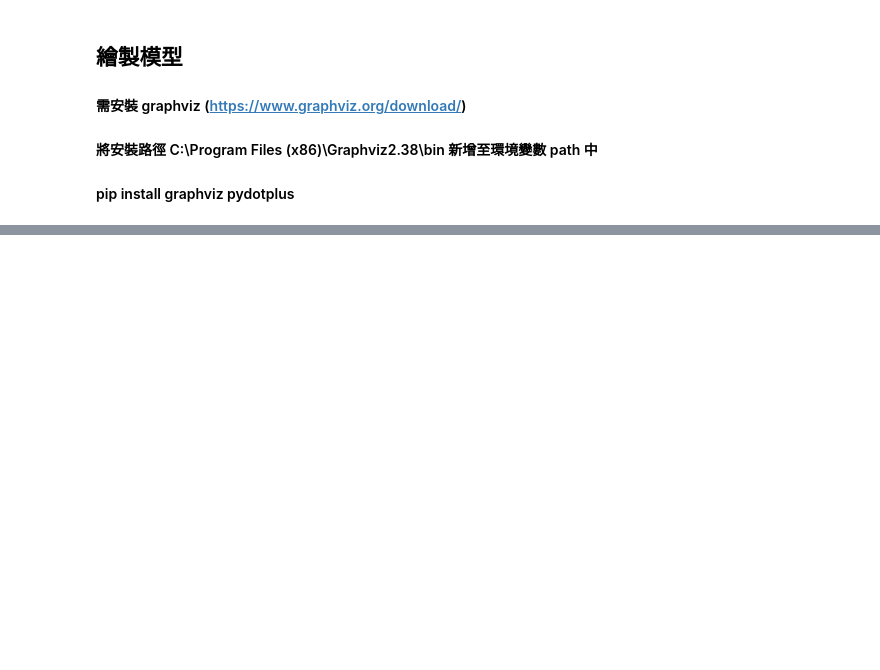
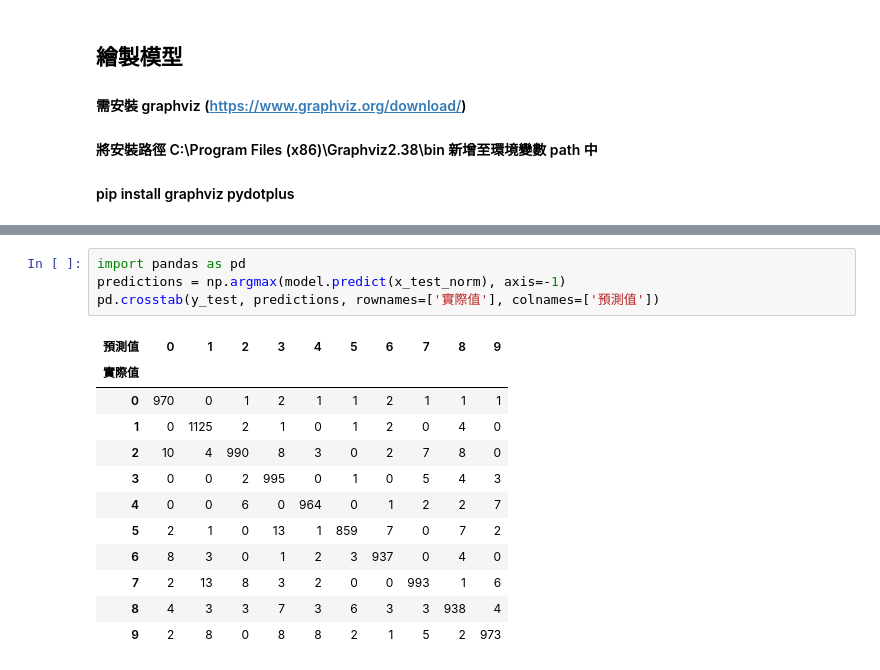
Before and after one commit to mc6666/DL_Book, a Jupyter notebook: src/04_02_手寫阿拉伯數字辨識_完整版.ipynb, the cells around one changed output, grey strips where cells are left out. Drawn from its saved outputs; the diff is of its cells as text; blank space fills up the shorter version.

```diff
--- a/src/04_02_手寫阿拉伯數字辨識_完整版.ipynb
+++ b/src/04_02_手寫阿拉伯數字辨識_完整版.ipynb
@@ -284,0 +393,17 @@ tf.keras.utils.plot_model(model, to_file='model.png')
+# %%
+import pandas as pd
+predictions = np.argmax(model.predict(x_test_norm), axis=-1)
+pd.crosstab(y_test, predictions, rownames=['實際值'], colnames=['預測值'])
+# %% [output]
+| 預測值 | 0 | 1 | 2 | 3 | 4 | 5 | 6 | 7 | 8 | 9 |
+| 實際值 |  |  |  |  |  |  |  |  |  |  |
+| 0 | 970 | 0 | 1 | 2 | 1 | 1 | 2 | 1 | 1 | 1 |
+| 1 | 0 | 1125 | 2 | 1 | 0 | 1 | 2 | 0 | 4 | 0 |
+| 2 | 10 | 4 | 990 | 8 | 3 | 0 | 2 | 7 | 8 | 0 |
+| 3 | 0 | 0 | 2 | 995 | 0 | 1 | 0 | 5 | 4 | 3 |
+| 4 | 0 | 0 | 6 | 0 | 964 | 0 | 1 | 2 | 2 | 7 |
+| 5 | 2 | 1 | 0 | 13 | 1 | 859 | 7 | 0 | 7 | 2 |
+| 6 | 8 | 3 | 0 | 1 | 2 | 3 | 937 | 0 | 4 | 0 |
+| 7 | 2 | 13 | 8 | 3 | 2 | 0 | 0 | 993 | 1 | 6 |
+| 8 | 4 | 3 | 3 | 7 | 3 | 6 | 3 | 3 | 938 | 4 |
+| 9 | 2 | 8 | 0 | 8 | 8 | 2 | 1 | 5 | 2 | 973 |
```
Also changed, not shown: parts of 22 cells of this notebook.
